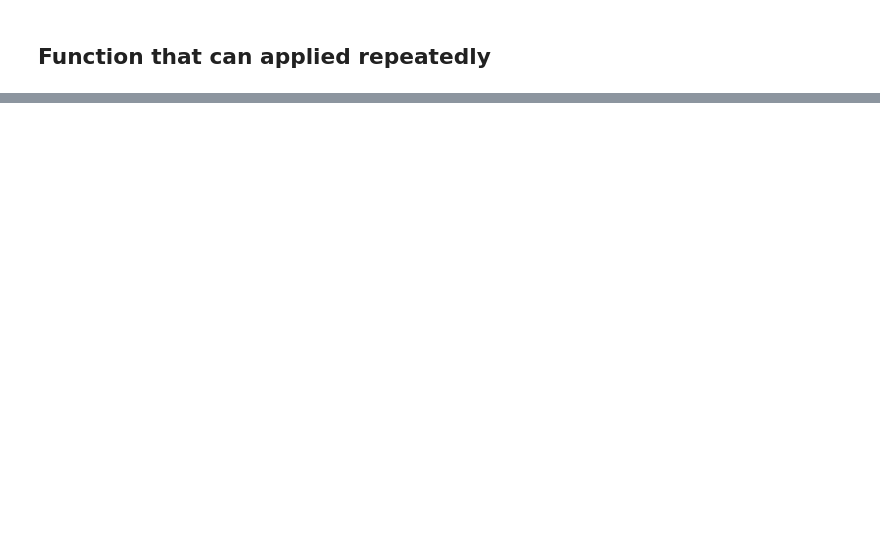
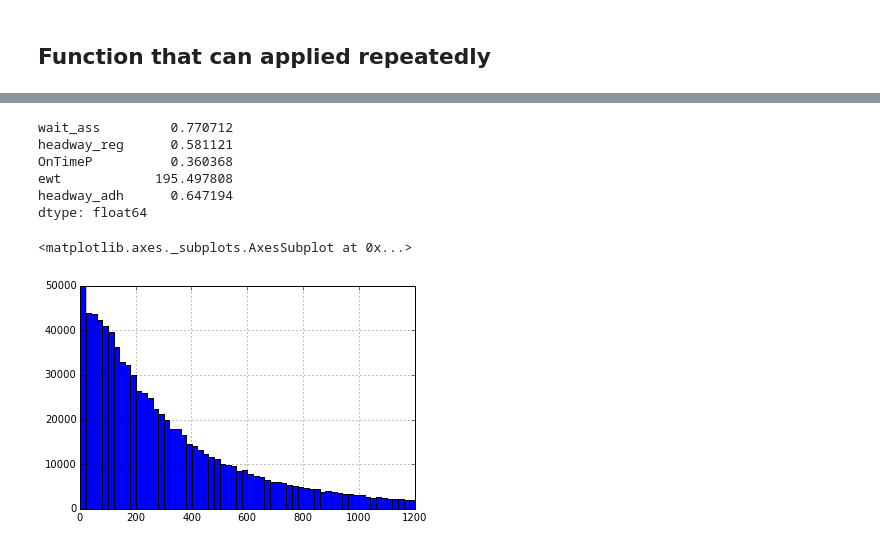
Before and after one commit to sarangof/Bus-Capstone, a Jupyter notebook: demonstration/common_metrics.ipynb, the cells around one changed output, grey strips where cells are left out. Drawn from its saved outputs; the diff is of its cells as text; code cells hidden in the pictures; blank space fills up the shorter version.

```diff
--- a/demonstration/common_metrics.ipynb
+++ b/demonstration/common_metrics.ipynb
@@ -151,3 +252,5 @@ trydata
 # %%
 ## Excess Wait Time
 ## According to http://greatergreaterwashington.org/post/2616/bus-on-time-performance-it-matters-what-you-measure/
+def ewt(sche,inter):
+    return max(0,inter-sche)
@@ -164,3 +257,5 @@ print Headway_Regularity
+# %%
+merged['ewt'] = map(lambda x,y: ewt(x,y), merged['sched_headway'],merged['inter_headway'])
 # %%
 ## Trip Length for each trip, we need to compare the schedule trip length with actual trip length
 ## I saw the trip length distribution in Sponsor Report ppt, so I didn't add it here
@@ -168,6 +263,9 @@ print Headway_Regularity
 ## Headway Adherence
 import numpy as np
 def headway_adherence(sche,inter):
-    return 1.0* np.absolute(sche-inter)/sche
+    if sche == 0:
+        return None
+    else:
+        return 1.0* np.absolute(sche-inter)/sche
 # %%
-trydata['headway_adh'] = map(lambda x,y: headway_adherence(x,y), trydata['sche_h_sec'],trydata['inter_h_sec'])
+merged['headway_adh'] = map(lambda x,y: headway_adherence(x,y), merged['sched_headway'],merged['inter_headway'])
@@ -184,2 +272,16 @@ trydata.head()
 # %%
 ## If the adherence function was applied on the beginning and ending time of the whole trip, we can get the running time adherence for a trip
+# %%
+merged[['wait_ass','headway_reg','OnTimeP','ewt','headway_adh']].mean()
+# %% [output]
+wait_ass         0.770712
+headway_reg      0.581121
+OnTimeP          0.360368
+ewt            195.497808
+headway_adh      0.647194
+dtype: float64
+# %%
+merged.ewt.hist(range=(1,1200),bins=60)
+# %% [output]
+<matplotlib.axes._subplots.AxesSubplot at 0x...>
+[figure, added]
```
Also changed, not shown: parts of 49 cells of this notebook, 1 other file.
